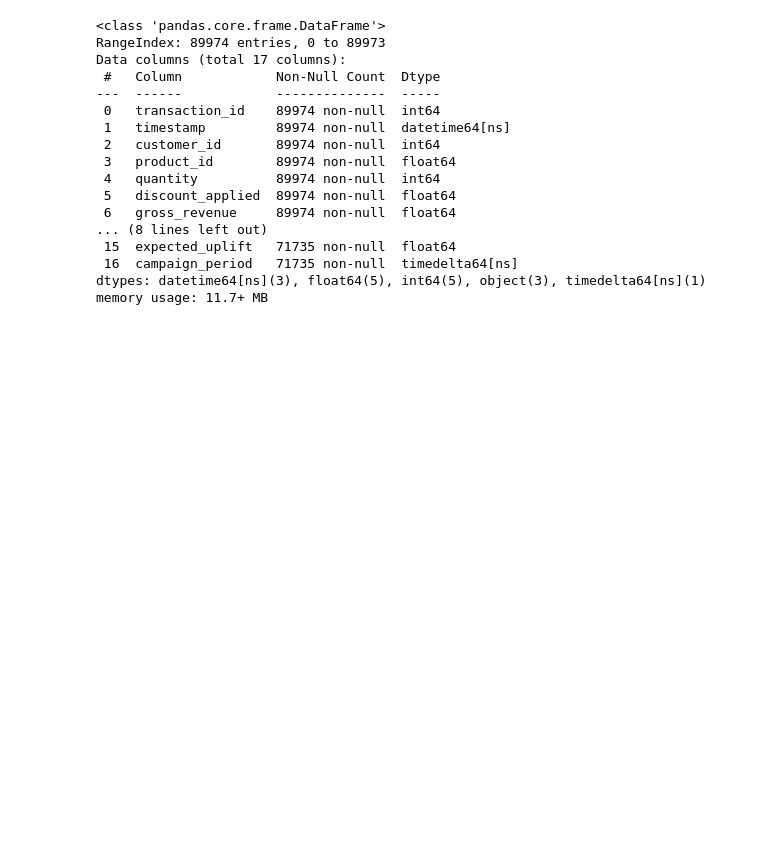
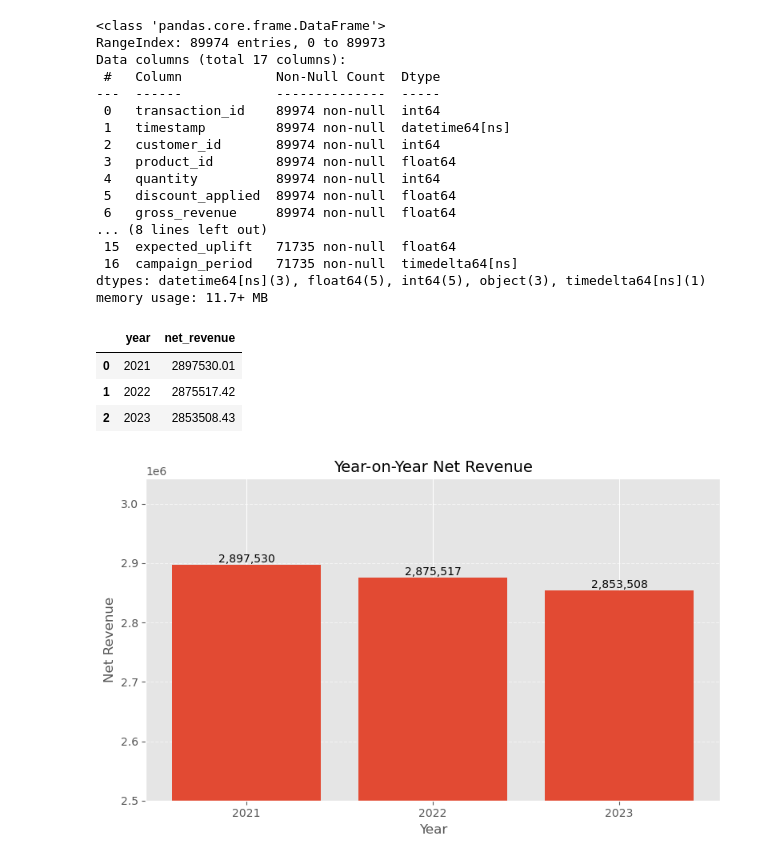
Before and after one commit to rahulnanda27/Campaign_Analysis_EDA_Project, a Jupyter notebook: EDA_code.ipynb, the cells around one changed output. Drawn from its saved outputs; the diff is of its cells as text; code cells hidden in the pictures; blank space fills up the shorter version.

```diff
--- a/EDA_code.ipynb
+++ b/EDA_code.ipynb
@@ -377,3 +376,51 @@ Data columns (total 17 columns):
  16  campaign_period   71735 non-null  timedelta64[ns]
 dtypes: datetime64[ns](3), float64(5), int64(5), object(3), timedelta64[ns](1)
 memory usage: 11.7+ MB
+# %%
+#YoY revenue trend
+#extract year from timestamp
+consolidated_df["year"] = consolidated_df["timestamp"].dt.year
+#aggregate net_revenue by year
+yearly_revenue = (
+    consolidated_df
+    .groupby("year")["net_revenue"]
+    .sum()
+    .reset_index()
+    .sort_values("year")
+)
+yearly_revenue
+# %% [output]
+|  | year | net_revenue |
+| 0 | 2021 | 2897530.01 |
+| 1 | 2022 | 2875517.42 |
+| 2 | 2023 | 2853508.43 |
+# %%
+plt.figure(figsize=(8, 5))
+
+bars = plt.bar(
+    yearly_revenue["year"].astype(str),
+    yearly_revenue["net_revenue"]
+)
+
+plt.title("Year-on-Year Net Revenue", fontsize=14)
+plt.xlabel("Year")
+plt.ylabel("Net Revenue")
+#starting y-axis at 2.5 million to show relative differences better
+plt.ylim(bottom=2_500_000)
+plt.grid(axis="y", linestyle="--", alpha=0.6)
+
+for bar in bars:
+    height = bar.get_height()
+    plt.text(
+        bar.get_x() + bar.get_width() / 2,
+        height,
+        f"{height:,.0f}",
+        ha="center",
+        va="bottom",
+        fontsize=10
+    )
+
+plt.tight_layout()
+plt.show()
+# %% [output]
+[figure, added]
```
Also changed, not shown: parts of 18 cells of this notebook.
